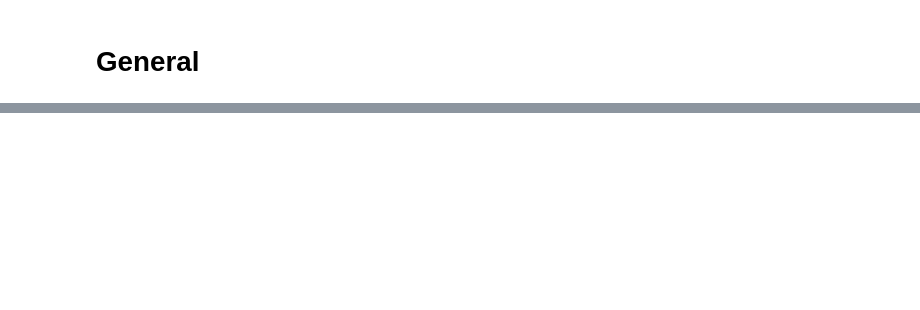
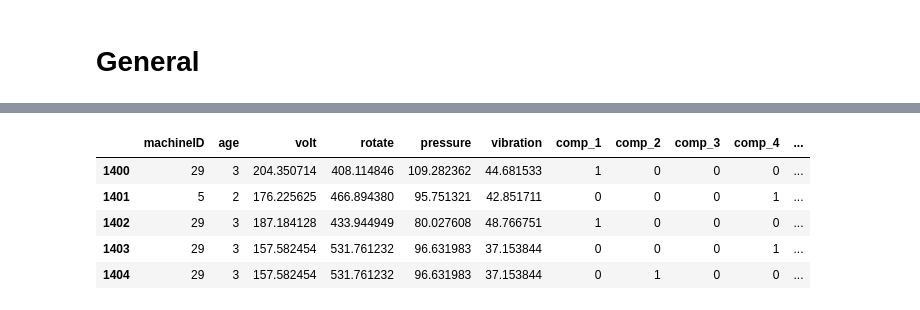
Before and after one commit to Intux404/Predictive_Maintenance, a Jupyter notebook: Stap6_experiments.ipynb, the cells around one changed output, grey strips where cells are left out. Saved outputs shown, nothing was run; the diff lists cells and outputs as text; code cells hidden in the pictures; blank space fills up the shorter version.

```diff
--- a/Stap6_experiments.ipynb
+++ b/Stap6_experiments.ipynb
@@ -65,0 +127,20 @@ dfSmall = pd.merge(df1, df4)
+# %%
+# Defining X and y
+X = dfFailureEqual.drop(['failure', 'date', 'timestamp'], axis=1).copy()
+y = dfFailureEqual['failure'].copy()
+
+# One-hot-encoded for comp column
+X_encoded = pd.get_dummies(X, columns=['comp', 'model', 'errorID'])
+
+X_encoded.rename(columns={'comp_comp1': 'comp_1', 'comp_comp2': 'comp_2', 'comp_comp3': 'comp_3', 'comp_comp4': 'comp_4',
+                          'model_model1': 'model_1', 'model_model2': 'model_2', 'model_model3': 'model_3', 'model_model4': 'model_4',
+                          'errorID_error1': 'error_1', 'errorID_error2': 'error_2', 'errorID_error3': 'error_3', 'errorID_error4': 'error_4', 'errorID_error5': 'error_5'
+                          }, inplace=True)
+X_encoded.head()
+# %% [output]
+|  | machineID | age | volt | rotate | pressure | vibration | comp_1 | comp_2 | comp_3 | comp_4 | ... |
+| 1400 | 29 | 3 | 204.350714 | 408.114846 | 109.282362 | 44.681533 | 1 | 0 | 0 | 0 | ... |
+| 1401 | 5 | 2 | 176.225625 | 466.894380 | 95.751321 | 42.851711 | 0 | 0 | 0 | 1 | ... |
+| 1402 | 29 | 3 | 187.184128 | 433.944949 | 80.027608 | 48.766751 | 1 | 0 | 0 | 0 | ... |
+| 1403 | 29 | 3 | 157.582454 | 531.761232 | 96.631983 | 37.153844 | 0 | 0 | 0 | 1 | ... |
+| 1404 | 29 | 3 | 157.582454 | 531.761232 | 96.631983 | 37.153844 | 0 | 1 | 0 | 0 | ... |
```
Also changed, not shown: parts of 14 cells of this notebook, 1 other file.
